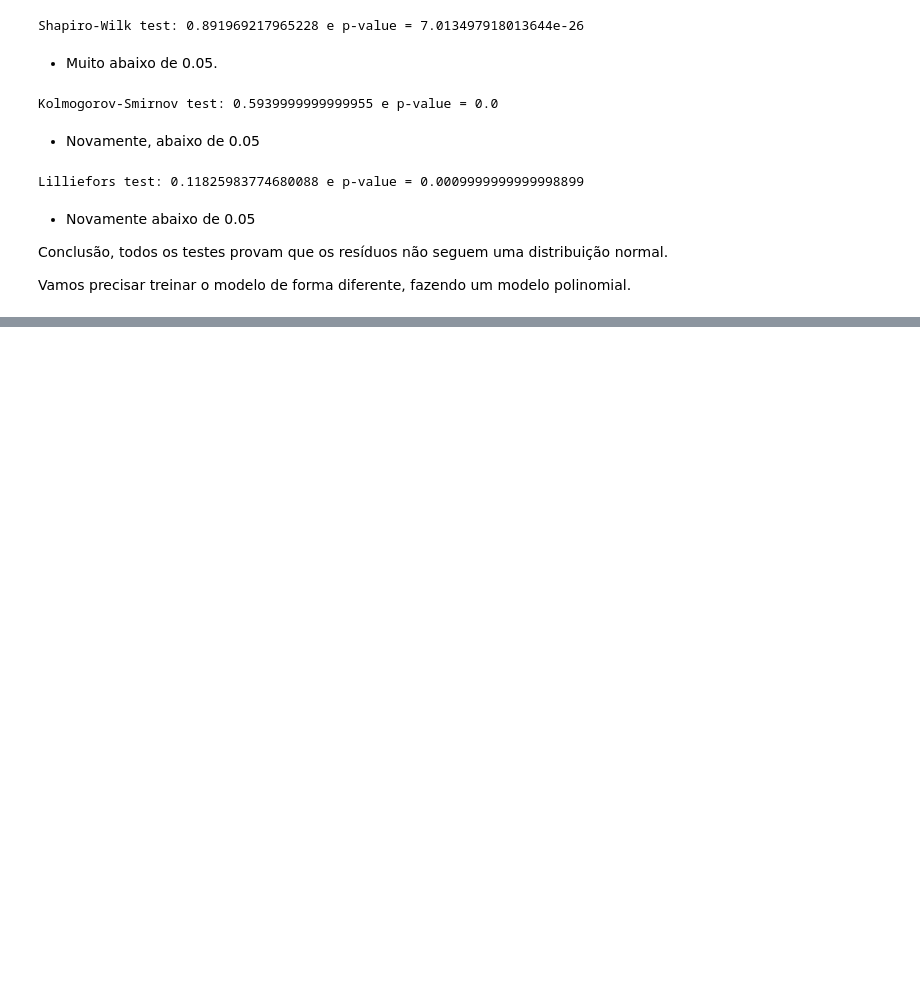
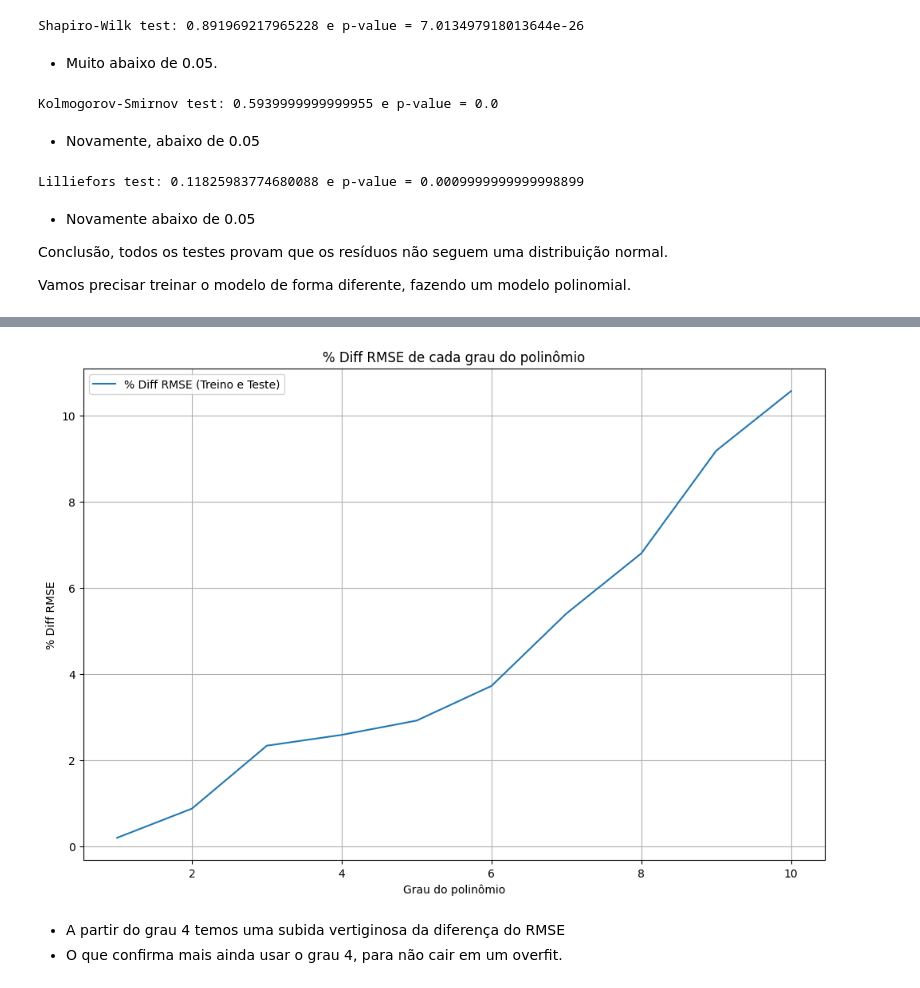
Before and after one commit to rcmonteiro/curso-ia-rocketseat, a Jupyter notebook: regressao_polinomial/modelo_salario.ipynb, the cells around one changed output, grey strips where cells are left out. Saved outputs shown, nothing was run; the diff lists cells and outputs as text; code cells hidden in the pictures; blank space fills up the shorter version.

```diff
--- a/regressao_polinomial/modelo_salario.ipynb
+++ b/regressao_polinomial/modelo_salario.ipynb
@@ -349,0 +495,16 @@ Vamos precisar treinar o modelo de forma diferente, fazendo um modelo polinomial
+# %%
+# Criar um gráfico para comparar a diferença do RMSE de cada grau
+
+plt.figure(figsize=(12,8))
+plt.plot(graus_polynomial, rmse_difference_values, label='% Diff RMSE (Treino e Teste)')
+plt.xlabel('Grau do polinômio')
+plt.ylabel('% Diff RMSE')
+plt.title('% Diff RMSE de cada grau do polinômio')
+plt.legend()
+plt.grid(True)
+plt.show()
+# %% [output]
+[figure, added]
+# %% [markdown]
+- A partir do grau 4 temos uma subida vertiginosa da diferença do RMSE
+- O que confirma mais ainda usar o grau 4, para não cair em um overfit.
```
Also changed, not shown: parts of 8 cells of this notebook.
